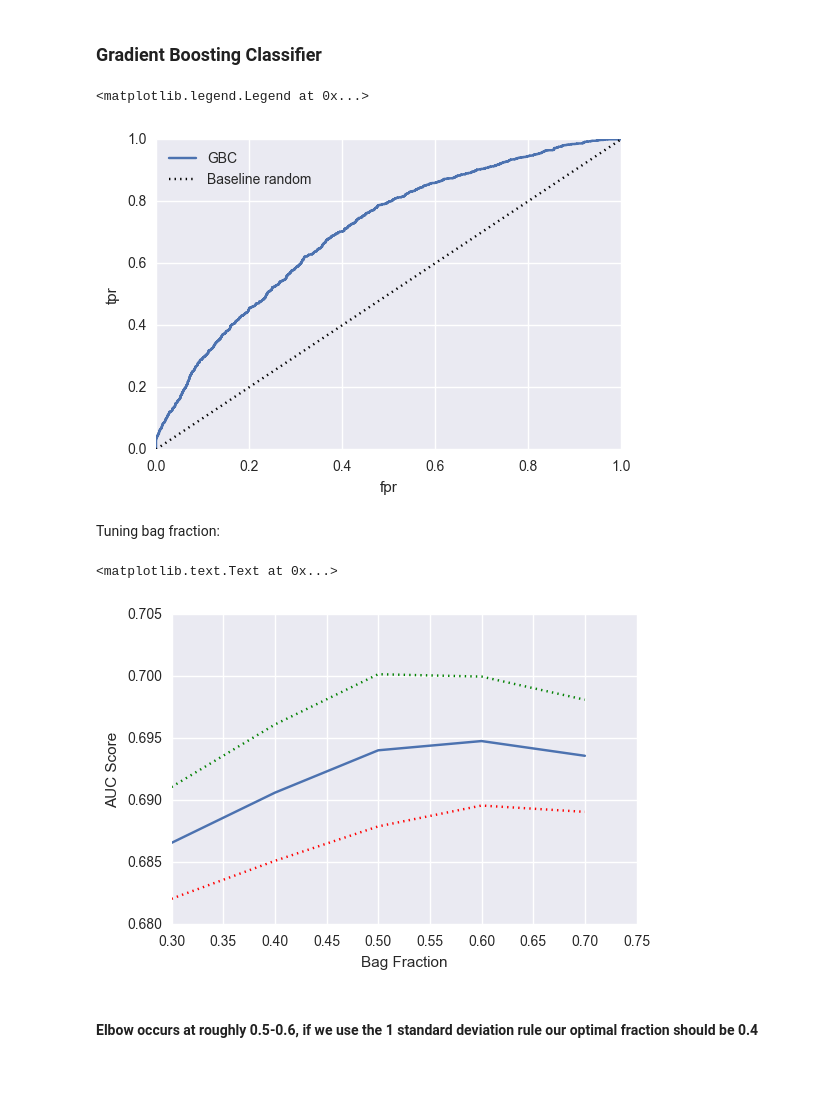
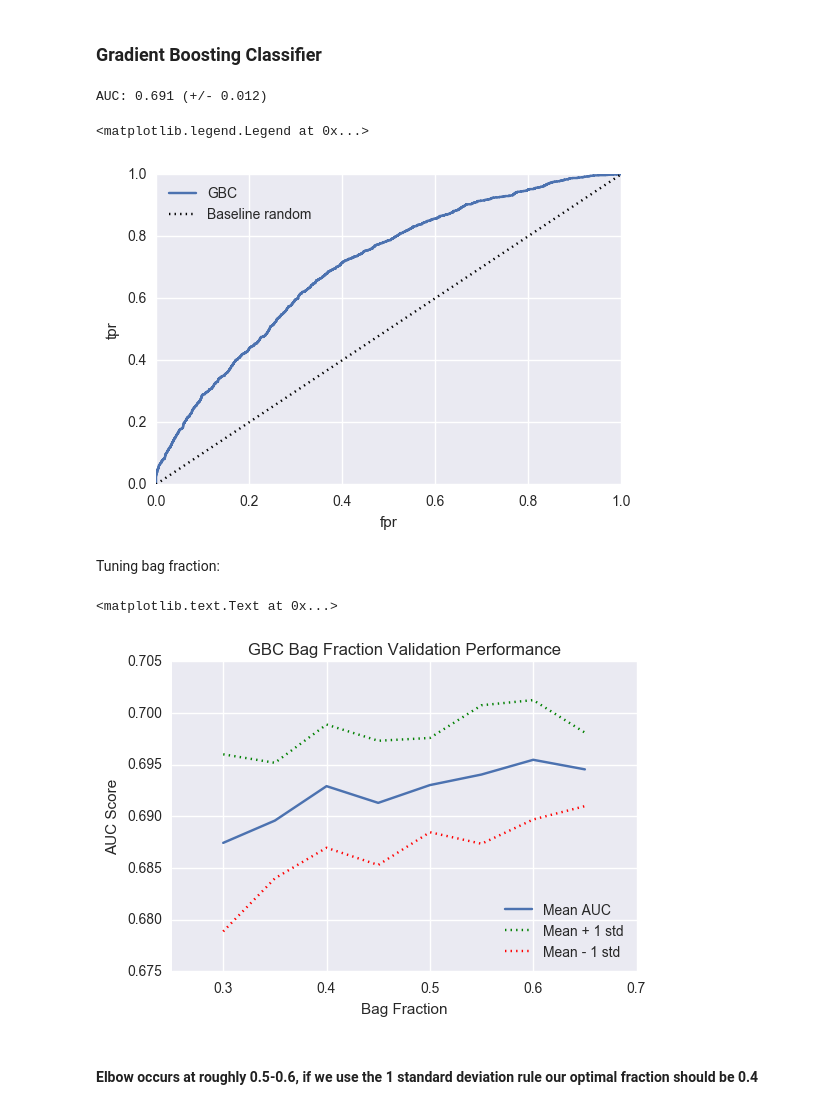
Before and after one commit to jchelmers/urban-data-project, a Jupyter notebook: Consolidate_New_Features_Jon.ipynb, the cells around one changed output. Drawn from its saved outputs; the diff is of its cells as text; code cells hidden in the pictures; blank space fills up the shorter version.

Commit message:
Added model tuning plots

```diff
--- a/Consolidate_New_Features_Jon.ipynb
+++ b/Consolidate_New_Features_Jon.ipynb
@@ -374,0 +298,11 @@ plt.legend(loc=2)
+# %%
+max_feats = [None, "sqrt", "log2"]
+
+scores_rf = []
+means = np.zeros(3)
+stds = np.zeros(3)
+for i in range(3):
+    rf = RandomForestClassifier(n_jobs=3, n_estimators=100, max_features=max_feats[i])
+    scores_rf.append(model_selection.cross_val_score(rf,X_train_norm,y_train, cv=5, scoring='roc_auc'))
+    means[i] = scores_rf[i].mean()
+    stds[i] = scores_rf[i].std()
@@ -374,0 +319,10 @@ plt.legend(loc=2)
+# %%
+n_est = np.array([80,100,125,150,200,250])
+scores_rf = []
+means = np.zeros(len(n_est))
+stds = np.zeros(len(n_est))
+for i in range(len(n_est)):
+    rf = RandomForestClassifier(n_jobs=3, n_estimators=n_est[i], max_features=None)
+    scores_rf.append(model_selection.cross_val_score(rf,X_train_norm,y_train, cv=5, scoring='roc_auc'))
+    means[i] = scores_rf[i].mean()
+    stds[i] = scores_rf[i].std()
@@ -375,38 +340,44 @@ plt.legend(loc=2)
 # %% [markdown]
 ### Gradient Boosting Classifier
 # %%
-gbc = ensemble.GradientBoostingClassifier(subsample=0.4, max_features=None, n_estimators=100)
+gbc = ensemble.GradientBoostingClassifier(subsample=0.4, max_features=None, n_estimators=120)
 gbc.fit(X_train_norm, y_train)
 pred_gbc_prob = gbc.predict_proba(X_test_norm)
 fpr_gbc, tpr_gbc, thresholds_gbc = metrics.roc_curve(y_test, pred_gbc_prob[:,1])
+scores_gbc = model_selection.cross_val_score(gbc,X_train_norm,y_train, cv=5, scoring='roc_auc')
+print("AUC: %0.3f (+/- %0.3f)" % (scores_gbc.mean(), scores_gbc.std() * 2))
 plt.plot(fpr_gbc,tpr_gbc, label='GBC')
 plt.plot(fpr_gbc,fpr_gbc,'k:', label='Baseline random')
 plt.xlabel('fpr')
 plt.ylabel('tpr')
 plt.legend(loc=2)
 # %% [output]
-<matplotlib.legend.Legend at 0x...>
+AUC: 0.691 (+/- 0.012)
+<matplotlib.legend.Legend at 0x...>
-[figure, old version]
+[figure, new version]
 # %% [markdown]
 Tuning bag fraction:
 # %%
+bag_frac = [0.3,0.35,0.4,0.45,0.5,0.55,0.6,0.65,0.7]
 scores_gbc = []
-means = np.zeros(5)
-stds = np.zeros(5)
-for i in range(3,8):
-    gbc = ensemble.GradientBoostingClassifier(subsample=0.1*i)
+means = np.zeros(len(bag_frac))
+stds = np.zeros(len(bag_frac))
+for i in range(len(bag_frac)):
+    gbc = ensemble.GradientBoostingClassifier(subsample=bag_frac[i])
     scores_gbc.append(model_selection.cross_val_score(gbc,X_train_norm,y_train, cv=5, scoring='roc_auc'))
     means[i] = scores_gbc[i].mean()
     stds[i] = scores_gbc[i].std()
 # %%
-plt.plot(0.1*np.arange(3,8), means, label='Mean AUC')
-plt.plot(0.1*np.arange(3,8), means+stds, 'g:', label='Mean + 1 std')
-plt.plot(0.1*np.arange(3,8), means-stds, 'r:', label='Mean - 1 std')
+plt.plot(bag_frac, means, label='Mean AUC')
+plt.plot(bag_frac, means+stds, 'g:', label='Mean + 1 std')
+plt.plot(bag_frac, means-stds, 'r:', label='Mean - 1 std')
+plt.legend(loc=4)
 plt.xlabel('Bag Fraction')
 plt.ylabel('AUC Score')
+plt.title('GBC Bag Fraction Validation Performance')
 # %% [output]
 <matplotlib.text.Text at 0x...>
-[figure, old version]
+[figure, new version]
 # %% [markdown]
 #### Elbow occurs at roughly 0.5-0.6, if we use the 1 standard deviation rule our optimal fraction should be 0.4
 # %% [markdown]
```
Also changed, not shown: parts of 23 cells of this notebook.
